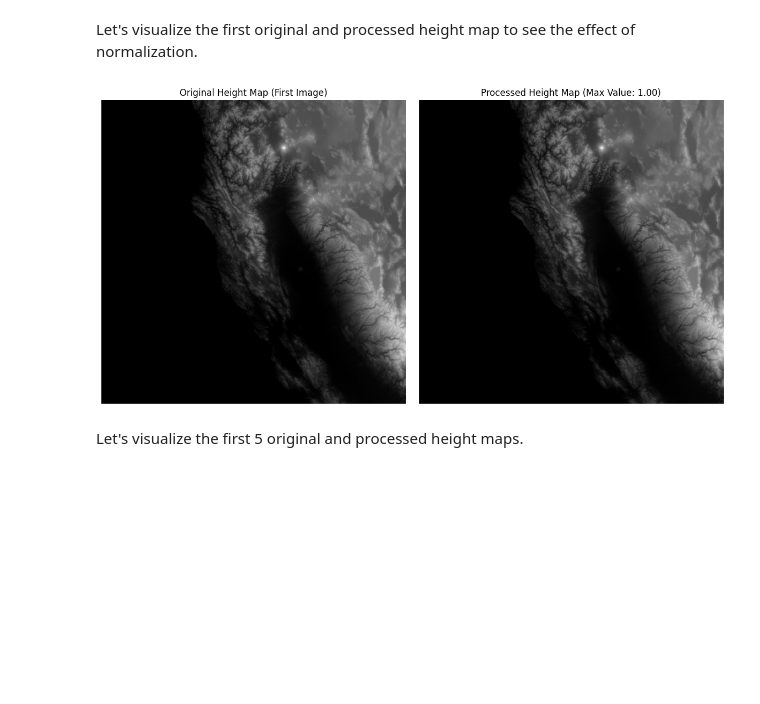
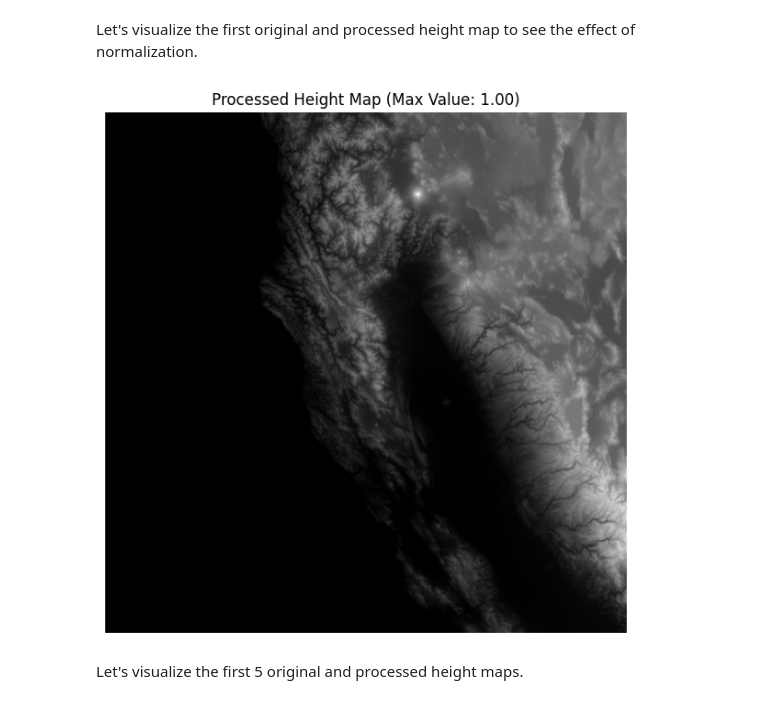
Before and after one commit to dthompson2003/Digital-Imaging-Final, a Jupyter notebook: Data/data.ipynb, the cells around one changed output. Cells and saved outputs as stored; diff of their text form; code cells hidden in the pictures; blank space fills up the shorter version.

```diff
--- a/Data/data.ipynb
+++ b/Data/data.ipynb
@@ -156,27 +154,24 @@ Let's visualize the first original and processed height map to see the effect of
 # %%
 # Load the first original image for comparison
 original_img_path = heightMapData[0]
 original_img = Image.open(original_img_path)
 
 # Get the first processed image array
 first_processed_img_array = processed_height_maps[0]
 
 plt.figure(figsize=(12, 6))
 
-plt.subplot(1, 2, 1)
-plt.imshow(original_img, cmap='gray')
-plt.title('Original Height Map (First Image)')
-plt.axis('off')
+
 
 plt.subplot(1, 2, 2)
 plt.imshow(first_processed_img_array, cmap='gray')
 plt.title(f'Processed Height Map (Max Value: {np.max(first_processed_img_array):.2f})')
 plt.axis('off')
 
 plt.tight_layout()
 plt.show()
 # %% [output]
-[figure, old version]
+[figure, new version]
 # %% [markdown]
 Let's visualize the first 5 original and processed height maps.
 # %%
```
Also changed, not shown: parts of 12 cells of this notebook.
